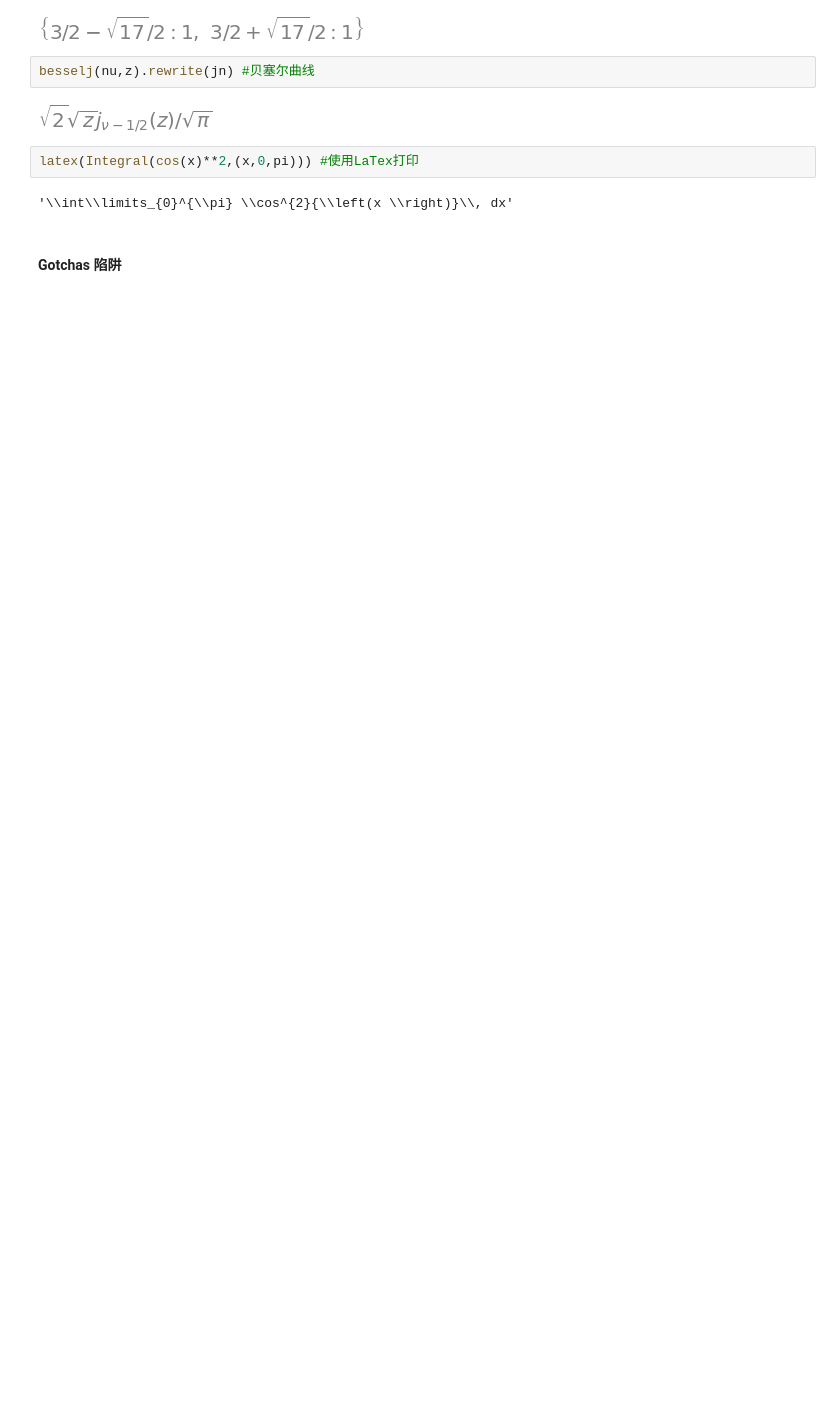
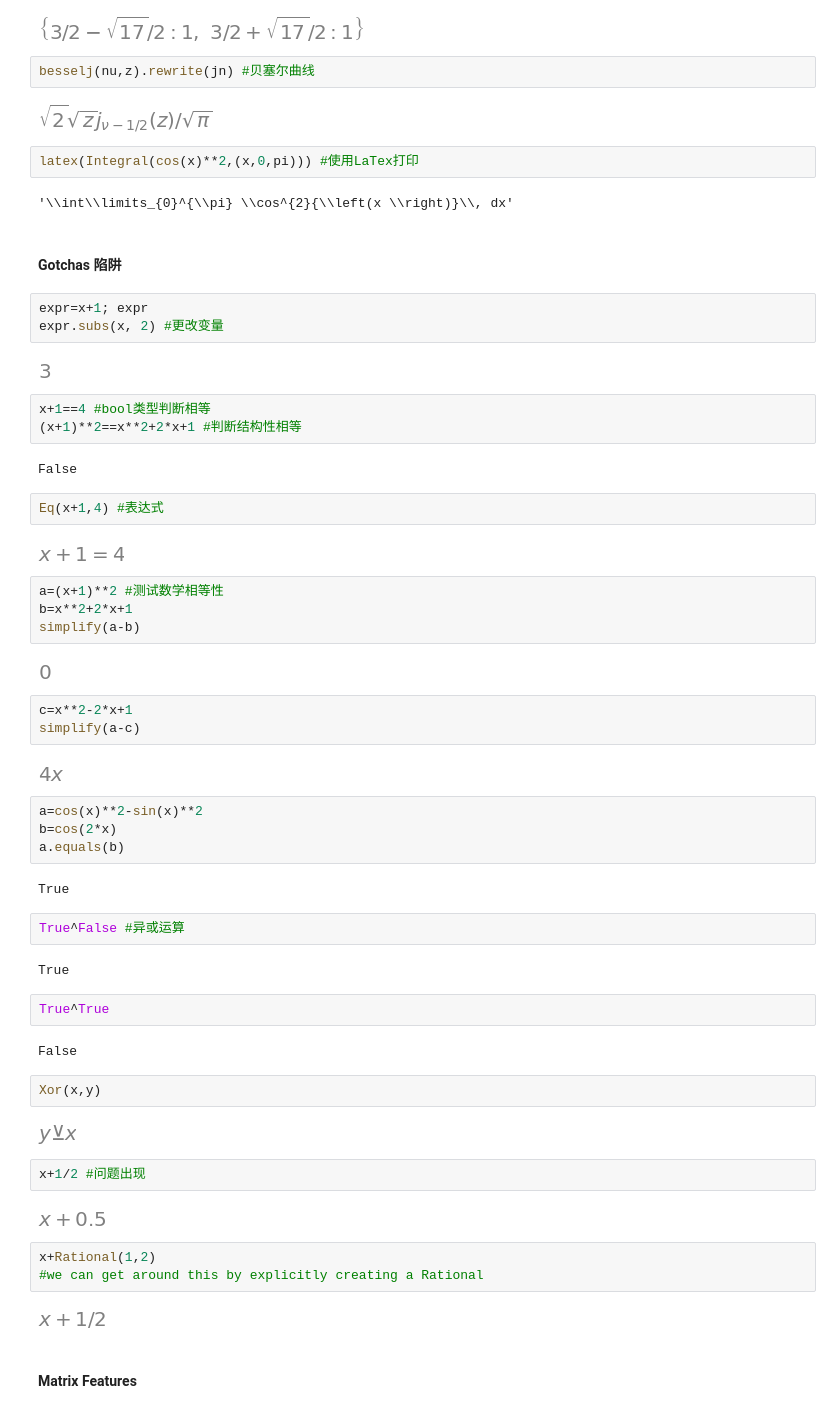
Before and after one commit to LFNL-scholar/2023-Fall-Project, a Jupyter notebook: Symbolic computation/Sympy_Test.ipynb, the cells around one changed output. Saved outputs shown, nothing was run; the diff lists cells and outputs as text; blank space fills up the shorter version.

```diff
--- a/Symbolic computation/Sympy_Test.ipynb
+++ b/Symbolic computation/Sympy_Test.ipynb
@@ -47,3 +47,57 @@ latex(Integral(cos(x)**2,(x,0,pi))) #使用LaTex打印
 '\\int\\limits_{0}^{\\pi} \\cos^{2}{\\left(x \\right)}\\, dx'
 # %% [markdown]
 #### Gotchas 陷阱
+# %%
+expr=x+1; expr
+expr.subs(x, 2) #更改变量
+# %% [output]
+[figure, added]
+# %%
+x+1==4 #bool类型判断相等
+(x+1)**2==x**2+2*x+1 #判断结构性相等
+# %% [output]
+False
+# %%
+Eq(x+1,4) #表达式
+# %% [output]
+[figure, added]
+# %%
+a=(x+1)**2 #测试数学相等性
+b=x**2+2*x+1
+simplify(a-b)
+# %% [output]
+[figure, added]
+# %%
+c=x**2-2*x+1
+simplify(a-c)
+# %% [output]
+[figure, added]
+# %%
+a=cos(x)**2-sin(x)**2
+b=cos(2*x)
+a.equals(b)
+# %% [output]
+True
+# %%
+True^False #异或运算
+# %% [output]
+True
+# %%
+True^True
+# %% [output]
+False
+# %%
+Xor(x,y)
+# %% [output]
+[figure, added]
+# %%
+x+1/2 #问题出现
+# %% [output]
+[figure, added]
+# %%
+x+Rational(1,2)
+#we can get around this by explicitly creating a Rational
+# %% [output]
+[figure, added]
+# %% [markdown]
+#### Matrix Features
```
Also changed, not shown: parts of 12 cells of this notebook, 1 other file.
